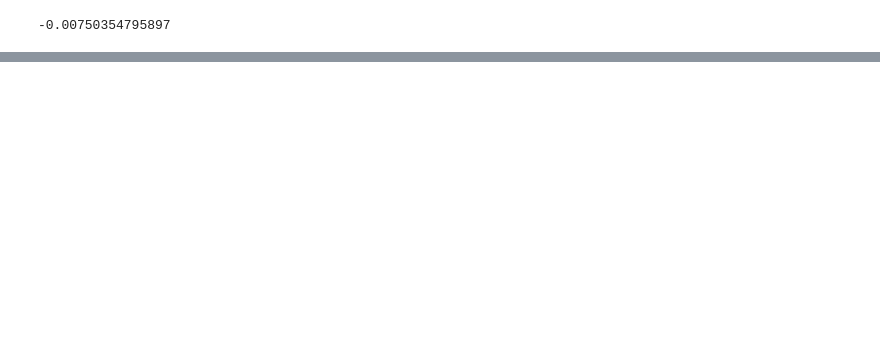
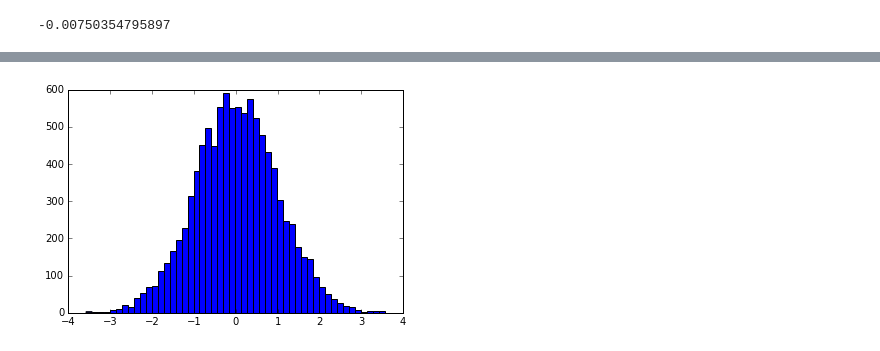
Before and after one commit to lwehbe/10606607_M20, a Jupyter notebook: 10606/Lecture_11.ipynb, the cells around one changed output, grey strips where cells are left out. Drawn from its saved outputs; the diff is of its cells as text; code cells hidden in the pictures; blank space fills up the shorter version.

```diff
--- a/10606/Lecture_11.ipynb
+++ b/10606/Lecture_11.ipynb
@@ -290,0 +300,6 @@ print(corr(X[:,0],X[:,1]))
+# %%
+x = np.random.normal(size=10000)
+
+plt.hist(x,50);
+# %% [output]
+[figure, added]
```
Also changed, not shown: parts of 4 cells of this notebook.
